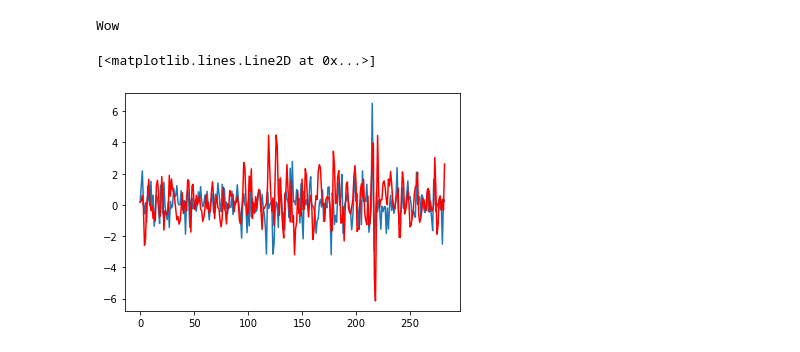
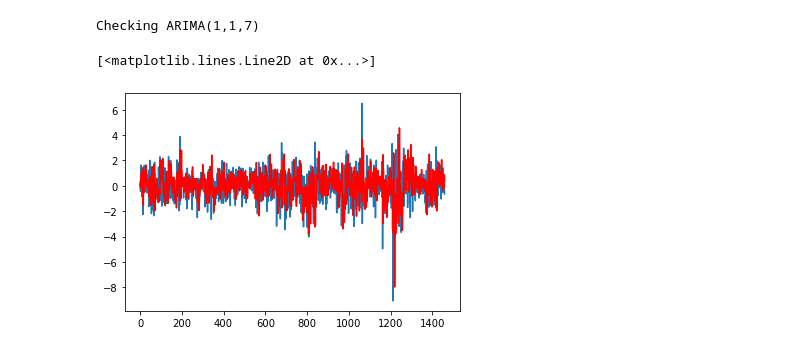
Before and after one commit to KnlnKS/Forex-Price-Predictor-Quantconnect, a Jupyter notebook: research.ipynb, the cells around one changed output. Drawn from its saved outputs; the diff is of its cells as text; code cells hidden in the pictures.

```diff
--- a/research.ipynb
+++ b/research.ipynb
@@ -38,10 +39,10 @@ end_time = datetime(2019, 12, 3) # end datetime for history call
         else:
             return is_stationary
 # %%
-forex = qb.AddForex("USDCAD", Resolution.Daily, Market.Oanda).Symbol
-forex_data = qb.History(forex, start_time, end_time)
-print(forex_data['close'].head())
-print(forex_data['close'].tail())
-print(forex_data['close'].size)
-forex_data['close'].plot(title='USDCAD')
+oil = qb.AddCfd("WTICOUSD", Resolution.Daily, Market.Oanda)
+oil_data = qb.History(["WTICOUSD"], 4*365, Resolution.Daily)
+print(oil_data['close'].head())
+print(oil_data['close'].tail())
+print(oil_data['close'].size)
+oil_data['close'].plot(title='Crude Oil')
 # %% [output]
@@ -65,8 +65,0 @@ Name: close, dtype: float64
-# %%
-oil = qb.AddCfd("WTICOUSD", Resolution.Daily, Market.Oanda).Symbol
-oil_data = qb.History(oil, start_time, end_time)
-print(oil_data['close'].head())
-print(oil_data['close'].tail())
-print(oil_data['close'].size)
-plt.gca().invert_yaxis()
-oil_data['close'].plot(title='Crude Oil Inverted')
@@ -274,27 +96,11 @@ plt.show()
 # %%
-"""
-ARIMAX:
-https://pyflux.readthedocs.io/en/latest/arimax.html
-http://barnesanalytics.com/analyzing-multivariate-time-series-using-arimax-in-python-with-statsmodels
-https://www.kaggle.com/viridisquotient/arimax
+print('Checking ARIMA(1,1,7)')
 
-Arima:
-https://machinelearningmastery.com/arima-for-time-series-forecasting-with-python/
-"""
-
-"""
-Maybe start with 1 ar term.
-1,0,0
-"""
-
-print('Wow')
-
-
-model = sm.tsa.arima_model.ARIMA(oil_data['close'].values, order=(1, 1, 5))
+model = sm.tsa.arima_model.ARIMA(oil_data['close'].values, order=(1, 1, 7))
 res = model.fit()
-plt.plot(oil_cad['Oil'])
+plt.plot(stationary_oil_data)
 plt.plot(res.fittedvalues*8, color='red')
 # %% [output]
-Wow
+Checking ARIMA(1,1,7)
 [<matplotlib.lines.Line2D at 0x...>]
-[figure, old version]
+[figure, new version]
```
Also changed, not shown: parts of 15 cells of this notebook.
